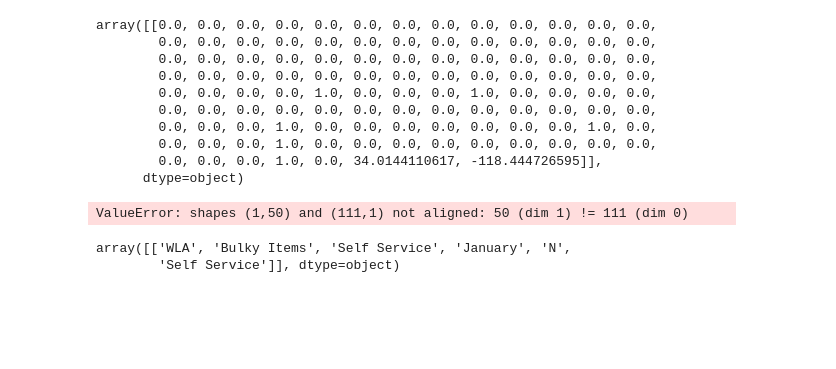
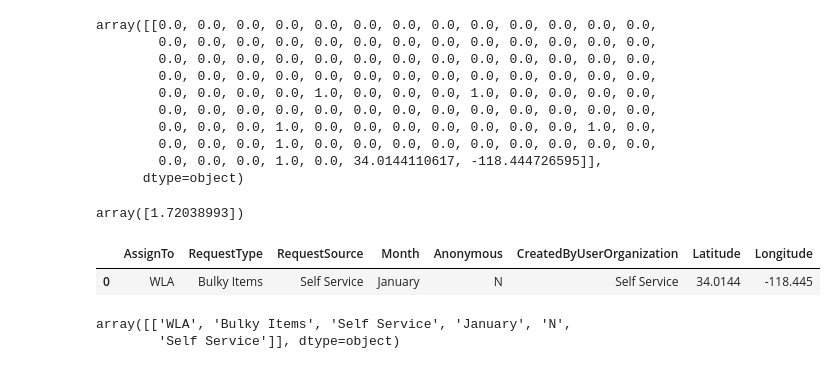
Before and after one commit to p-ai-org/p-requests, a Jupyter notebook: 311_Requests_Model/elapsed-days-classifier-notebook.ipynb, the cells around one changed output. Cells and saved outputs as stored; diff of their text form; code cells hidden in the pictures; blank space fills up the shorter version.

Commit message:
Formatted data for lacer in app.py

```diff
--- a/311_Requests_Model/elapsed-days-classifier-notebook.ipynb
+++ b/311_Requests_Model/elapsed-days-classifier-notebook.ipynb
@@ -371,12 +385,16 @@ array([[0.0, 0.0, 0.0, 0.0, 0.0, 0.0, 0.0, 0.0, 0.0, 0.0, 0.0, 0.0, 0.0,
         0.0, 0.0, 0.0, 1.0, 0.0, 34.0144110617, -118.444726595]],
       dtype=object)
 # %%
-modelRT = pickle.load(open('modelRT.pkl', 'rb'))
-modelRT.predict(X)
+modelRT = pickle.load(open('modelCD.pkl', 'rb'))
+#formatted_request = np.array([fifty,dfn['ElapsedHours'][0]])
+modelRT.predict(a)/24
 # %% [output]
-ValueError: shapes (1,50) and (111,1) not aligned: 50 (dim 1) != 111 (dim 0)
+array([1.72038993])
 # %%
-dfn=df_request
+dfn
+# %% [output]
+|  | AssignTo | RequestType | RequestSource | Month | Anonymous | CreatedByUserOrganization | Latitude | Longitude |
+| 0 | WLA | Bulky Items | Self Service | January | N | Self Service | 34.0144 | -118.445 |
 # %%
 XCAT = dfn.filter(items = c).values
 XNUM = dfn.filter(items = d).values
```
Also changed, not shown: parts of 9 cells of this notebook, 2 other files.
